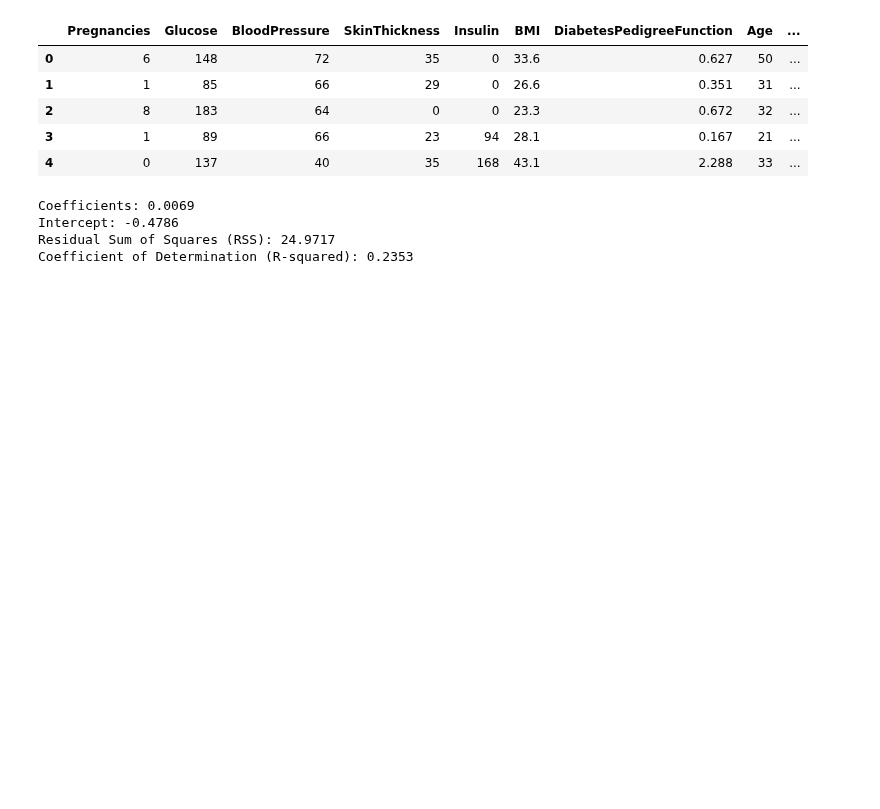
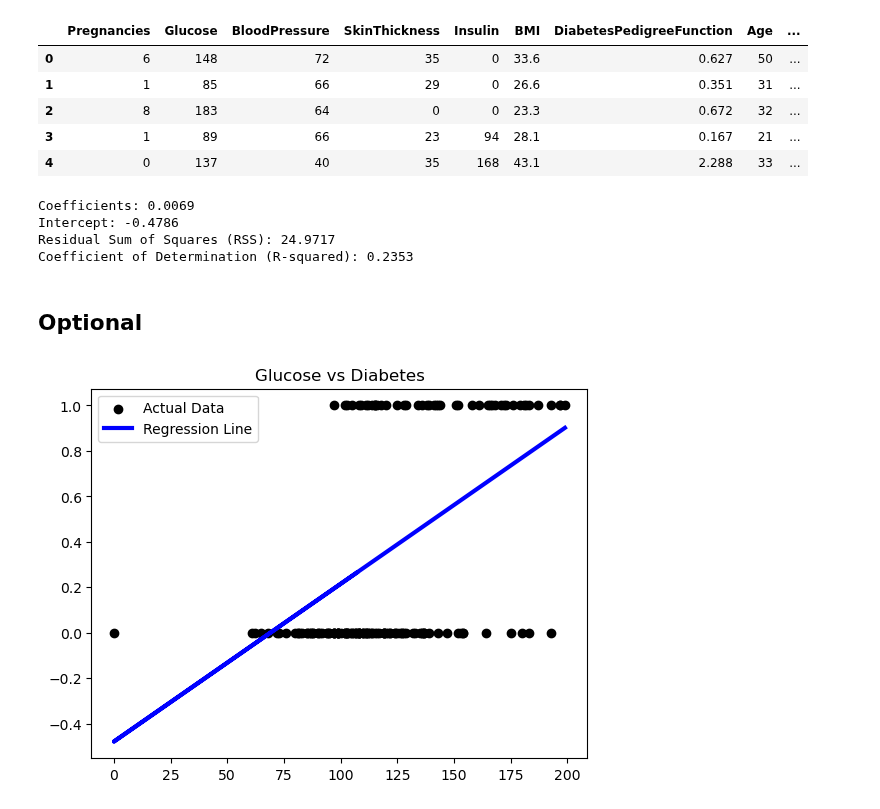
Before and after one commit to shauryasxn/ML-Practice, a Jupyter notebook: Linear Regression/Diabetes/diabetes.ipynb, the cells around one changed output. Cells and saved outputs as stored; diff of their text form; code cells hidden in the pictures; blank space fills up the shorter version.

```diff
--- a/Linear Regression/Diabetes/diabetes.ipynb
+++ b/Linear Regression/Diabetes/diabetes.ipynb
@@ -62,3 +62,15 @@ Coefficients: 0.0069
 Intercept: -0.4786
 Residual Sum of Squares (RSS): 24.9717
 Coefficient of Determination (R-squared): 0.2353
+# %% [markdown]
+## Optional
+# %%
+import matplotlib.pyplot as plt
+# Plot the regression line
+plt.scatter(X_test, y_test, color='black', label='Actual Data')
+plt.plot(X_test, y_pred, color='blue', linewidth=3, label='Regression Line')
+plt.title('Glucose vs Diabetes')
+plt.legend()
+plt.show()
+# %% [output]
+[figure, added]
```
Also changed, not shown: 1 other file.
